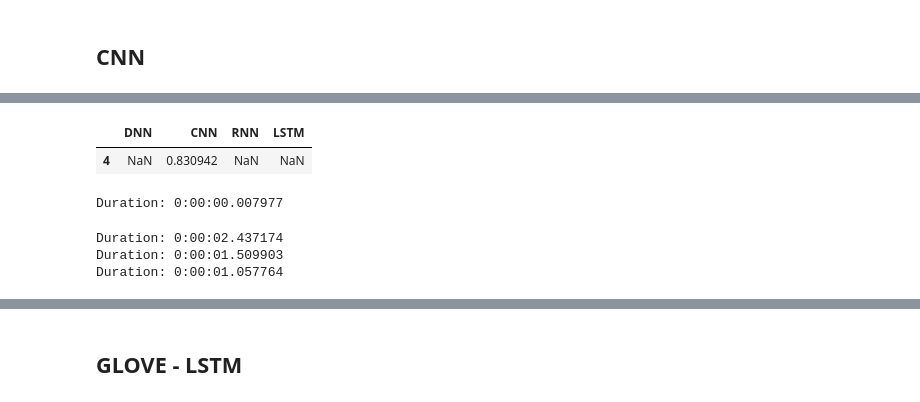
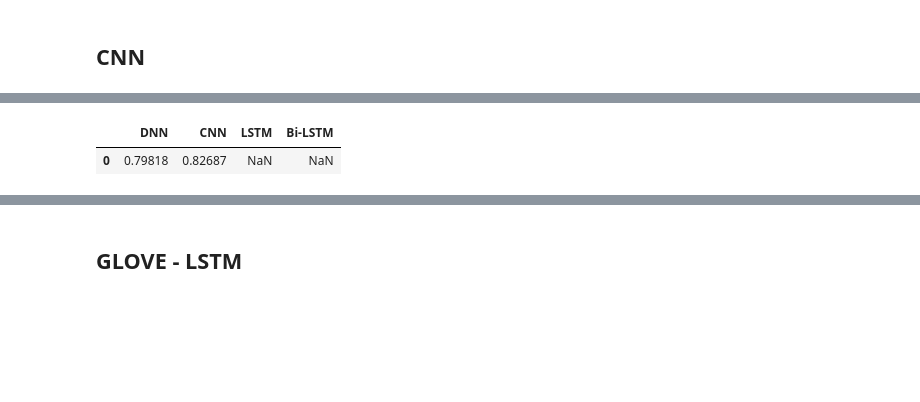
Before and after one commit to wmodanez/acordaos, a Jupyter notebook: 03 - Trainning-DL.ipynb, the cells around one changed output, grey strips where cells are left out. Cells and saved outputs as stored; diff of their text form; code cells hidden in the pictures; blank space fills up the shorter version.

```diff
--- a/03 - Trainning-DL.ipynb
+++ b/03 - Trainning-DL.ipynb
@@ -145,8 +145,8 @@ for index, label in enumerate(categories):
 # %%
 num_classes = y_train.shape[1]
 max_words = len(tokenizer.word_index) + 1
-# maxlen = 256
-maxlen = max(df_rotulados.DECISAO.apply(max_len))
+maxlen = 256
+# maxlen = max(df_rotulados.DECISAO.apply(max_len))
 # %%
 from tensorflow.keras import backend as K
 
@@ -194,4 +194,5 @@ history = model.fit(x_train, y_train,
                     epochs=100,
                     batch_size=32,
                     validation_split=0.4,
-                    callbacks=callbacks)
+                    callbacks=callbacks,
+                    verbose=0)
@@ -198,4 +206,4 @@ history = model.fit(x_train, y_train,
 # %%
-cnn_model = model
-metrics = cnn_model.evaluate(x_test, y_test)
-print("{}: {}".format(cnn_model.metrics_names[1], metrics[1]))
+dnn_model = model
+metrics = dnn_model.evaluate(x_test, y_test)
+print("{}: {}".format(dnn_model.metrics_names[1], metrics[1]))
@@ -202,3 +213,3 @@ print("{}: {}".format(cnn_model.metrics_names[1], metrics[1]))
 # %%
-results.loc[4,'DNN'] = metrics[1]
+results.loc[0,'DNN'] = metrics[1]
 results
@@ -251,6 +262,6 @@ auc: 0.830941915512085
 # %%
-results.loc[4,'CNN'] = metrics[1]
+results.loc[0,'CNN'] = metrics[1]
 results
 # %% [output]
-|  | DNN | CNN | RNN | LSTM |
-| 4 | NaN | 0.830942 | NaN | NaN |
+|  | DNN | CNN | LSTM | Bi-LSTM |
+| 0 | 0.79818 | 0.82687 | NaN | NaN |
@@ -259,24 +267,0 @@ df_acordaos = pd.read_csv('dados/df_acordaos_mini.csv', sep='|')
-# %%
-start_time = datetime.now()
-df_acordaos.DECISAO = hero.remove_diacritics(df_acordaos.DECISAO)
-print('Duration: {}'.format(datetime.now() - start_time))
-# %% [output]
-Duration: 0:00:00.007977
-# %%
-# tokenizer = Tokenizer(num_words=5000, lower=True)
-
-start_time = datetime.now()
-tokenizer.fit_on_texts(df_acordaos.DECISAO)
-print('Duration: {}'.format(datetime.now() - start_time))
-
-start_time = datetime.now()
-sequences = tokenizer.texts_to_sequences(df_acordaos.DECISAO)
-print('Duration: {}'.format(datetime.now() - start_time))
-
-start_time = datetime.now()
-x = pad_sequences(sequences, maxlen=maxlen)
-print('Duration: {}'.format(datetime.now() - start_time))
-# %% [output]
-Duration: 0:00:02.437174
-Duration: 0:00:01.509903
-Duration: 0:00:01.057764
```
Also changed, not shown: parts of 26 cells of this notebook.
